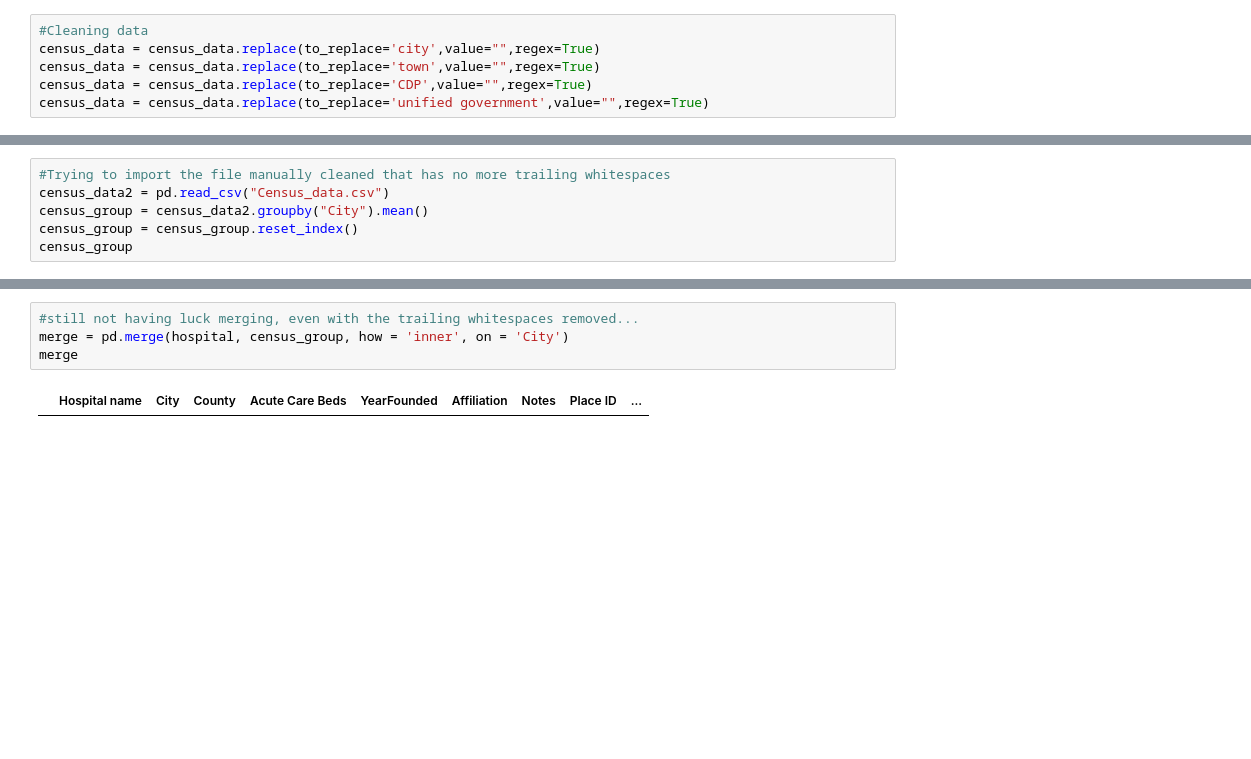
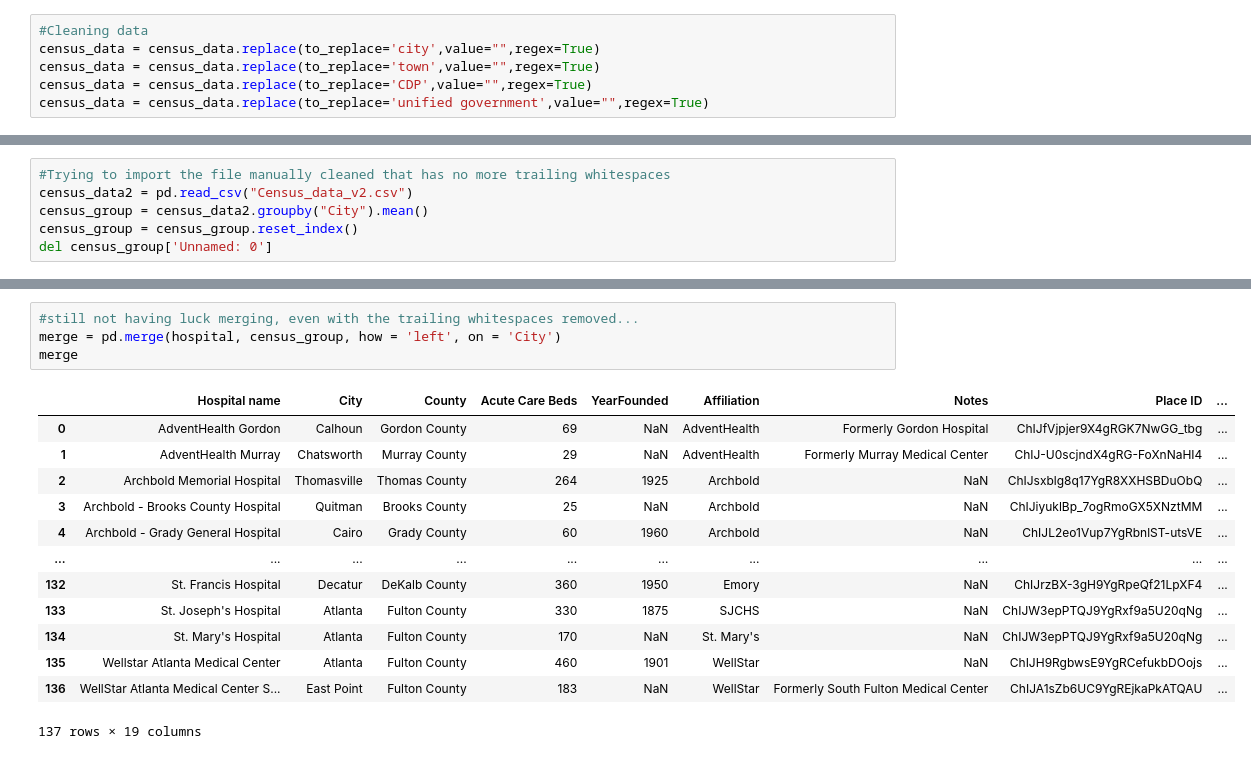
Before and after one commit to jtilenis/Data_Scavengers, a Jupyter notebook: hospital_api.ipynb, the cells around one changed output, grey strips where cells are left out. Saved outputs shown, nothing was run; the diff lists cells and outputs as text; blank space fills up the shorter version.

Commit message:
pushing city_map and census_cities through

```diff
--- a/hospital_api.ipynb
+++ b/hospital_api.ipynb
@@ -455,6 +503,6 @@ census_group
 # %%
 #Trying to import the file manually cleaned that has no more trailing whitespaces
-census_data2 = pd.read_csv("Census_data.csv")
+census_data2 = pd.read_csv("Census_data_v2.csv")
 census_group = census_data2.groupby("City").mean()
 census_group = census_group.reset_index()
-census_group
+del census_group['Unnamed: 0']
@@ -475,6 +549,18 @@ census_group
 # %%
 #still not having luck merging, even with the trailing whitespaces removed...
-merge = pd.merge(hospital, census_group, how = 'inner', on = 'City')
+merge = pd.merge(hospital, census_group, how = 'left', on = 'City')
 merge
 # %% [output]
 |  | Hospital name | City | County | Acute Care Beds | YearFounded | Affiliation | Notes | Place ID | ... |
+| 0 | AdventHealth Gordon | Calhoun | Gordon County | 69 | NaN | AdventHealth | Formerly Gordon Hospital | ChIJfVjpjer9X4gRGK7NwGG_tbg | ... |
+| 1 | AdventHealth Murray | Chatsworth | Murray County | 29 | NaN | AdventHealth | Formerly Murray Medical Center | ChIJ-U0scjndX4gRG-FoXnNaHI4 | ... |
+| 2 | Archbold Memorial Hospital | Thomasville | Thomas County | 264 | 1925 | Archbold | NaN | ChIJsxblg8q17YgR8XXHSBDuObQ | ... |
+| 3 | Archbold - Brooks County Hospital | Quitman | Brooks County | 25 | NaN | Archbold | NaN | ChIJiyuklBp_7ogRmoGX5XNztMM | ... |
+| 4 | Archbold - Grady General Hospital | Cairo | Grady County | 60 | 1960 | Archbold | NaN | ChIJL2eo1Vup7YgRbnlST-utsVE | ... |
+| ... | ... | ... | ... | ... | ... | ... | ... | ... | ... |
+| 132 | St. Francis Hospital | Decatur | DeKalb County | 360 | 1950 | Emory | NaN | ChIJrzBX-3gH9YgRpeQf21LpXF4 | ... |
+| 133 | St. Joseph's Hospital | Atlanta | Fulton County | 330 | 1875 | SJCHS | NaN | ChIJW3epPTQJ9YgRxf9a5U20qNg | ... |
+| 134 | St. Mary's Hospital | Atlanta | Fulton County | 170 | NaN | St. Mary's | NaN | ChIJW3epPTQJ9YgRxf9a5U20qNg | ... |
+| 135 | Wellstar Atlanta Medical Center | Atlanta | Fulton County | 460 | 1901 | WellStar | NaN | ChIJH9RgbwsE9YgRCefukbDOojs | ... |
+| 136 | WellStar Atlanta Medical Center S... | East Point | Fulton County | 183 | NaN | WellStar | Formerly South Fulton Medical Center | ChIJA1sZb6UC9YgREjkaPkATQAU | ... |
+137 rows × 19 columns
```
Also changed, not shown: parts of 31 cells of this notebook, 6 other files.
